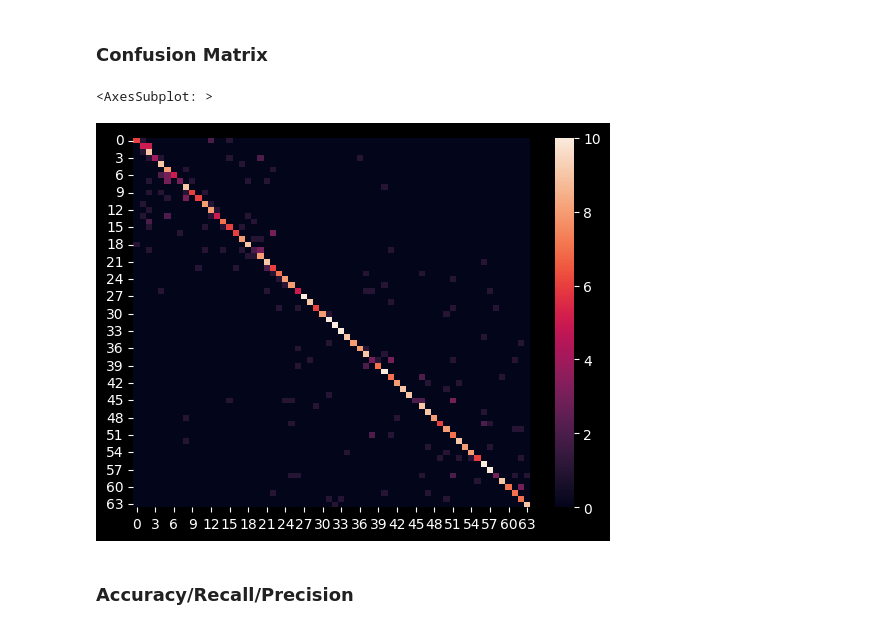
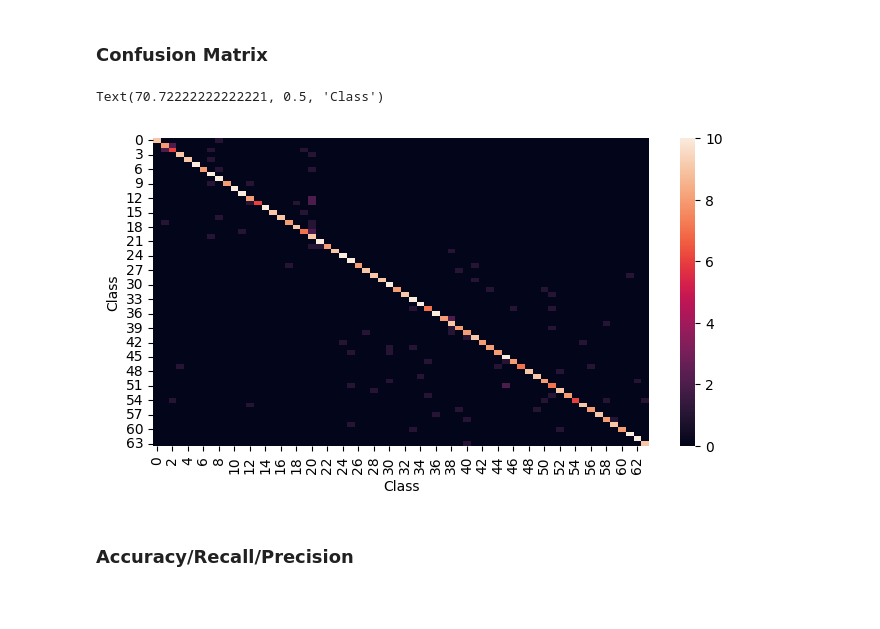
Before and after one commit to facupalavecino/ecd-trabajo-final, a Jupyter notebook: notebooks/3d_molchanov.ipynb, the cells around one changed output. Saved outputs shown, nothing was run; the diff lists cells and outputs as text; code cells hidden in the pictures; blank space fills up the shorter version.

```diff
--- a/notebooks/3d_molchanov.ipynb
+++ b/notebooks/3d_molchanov.ipynb
@@ -79,20 +75,26 @@ def transform(x):
     return x.permute(3, 0, 1, 2).float()
 # %% [markdown]
 ### Datasets
+# %%
+BATCH_SIZE = 64
+NUM_CLASSES = 64
+NUM_FRAMES = 16
+EPOCHS = 15
+LR = 0.001
 # %%
 from recognizer.dataset import SampledVideoDataset
 
 training_dataset = SampledVideoDataset(
     video_filenames=training_set["file"].values,
     labels=training_set["target_encoding"].values,
-    num_frames=16,
+    num_frames=NUM_FRAMES,
     transform=transform,
 )
 
 testing_dataset = SampledVideoDataset(
     video_filenames=testing_set["file"].values,
     labels=testing_set["target_encoding"].values,
-    num_frames=16,
+    num_frames=NUM_FRAMES,
     transform=transform,
 )
 
@@ -108,15 +110,14 @@ from torch import nn
 
 from recognizer.models.molchanov_3d import Molchanov3DCNN
 
-# Las imágenes del video son de 384x216
+# Las imágenes del video son de 192 x 108
 # Hay 8 frames por video
 
-# Es decir que cada elemento inut será de 3x8x216x382 (C<channels> * T<frames> * H<height> * W<width>)
-# Eso es un total de
+# Es decir que cada elemento input será de 3x8x108x192 (C<channels> * T<frames> * H<height> * W<width>)
 
 model = Molchanov3DCNN(
     num_classes=NUM_CLASSES,
-    num_frames=8,
+    num_frames=NUM_FRAMES,
     batch_size=BATCH_SIZE,
 )
 
@@ -126,9 +127,7 @@ test_loader = torch.utils.data.DataLoader(testing_dataset, batch_size=BATCH_SIZE
 
 loss_function = nn.CrossEntropyLoss()
 
-learning_rate = 0.001
-
-optimizer = torch.optim.Adam(model.parameters(), lr=learning_rate)
+optimizer = torch.optim.Adam(model.parameters(), lr=LR)
 
 device = (
     "cuda"
@@ -137,7 +136,8 @@ device = (
     if torch.backends.mps.is_available()
     else "cpu"
 )
-device = "cpu" # RuntimeError: Conv3D is not supported on MPS
 
 model.to(device)
+
+device
 # %% [output]
@@ -298,13 +464,20 @@ Epoch 0:
 ### Confusion Matrix
 # %%
 cm = confusion_matrix(all_targets, all_preds)
-# %%
-import seaborn as sns
-
-sns.heatmap(data=cm)
-# %% [output]
-<AxesSubplot: >
-[figure, removed]
+# %%
+import seaborn as sns
+import matplotlib.pyplot as plt
+
+fig, ax = plt.subplots(1, 1, figsize=(8,4))
+
+sns.heatmap(data=cm, ax=ax)
+
+ax.
+ax.set_xlabel("Class")
+ax.set_ylabel("Class")
+# %% [output]
+Text(70.72222222222221, 0.5, 'Class')
+[figure, added]
 # %% [markdown]
 ### Accuracy/Recall/Precision
 # %%
```
Also changed, not shown: parts of 7 cells of this notebook, 14 other files.
